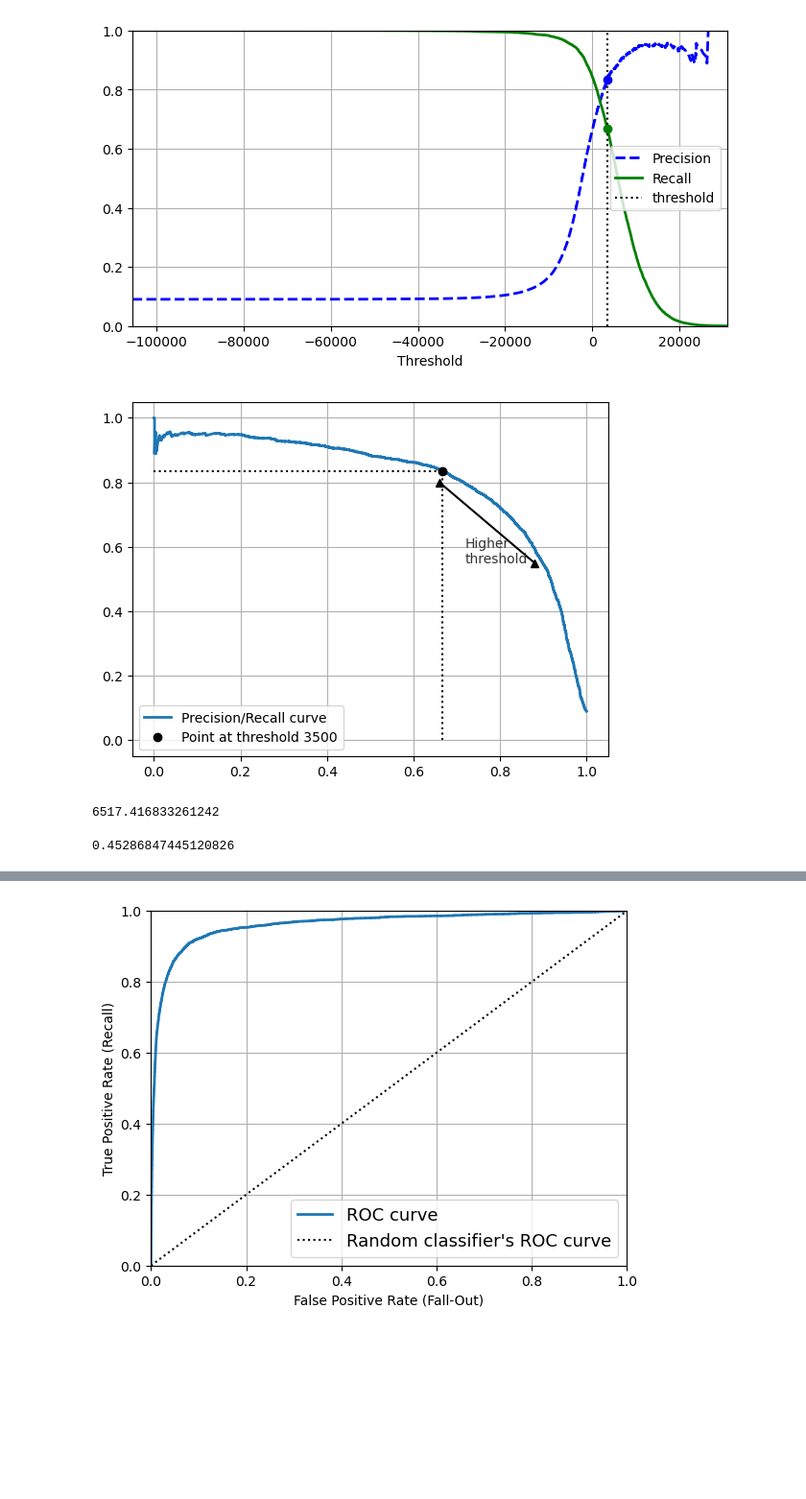
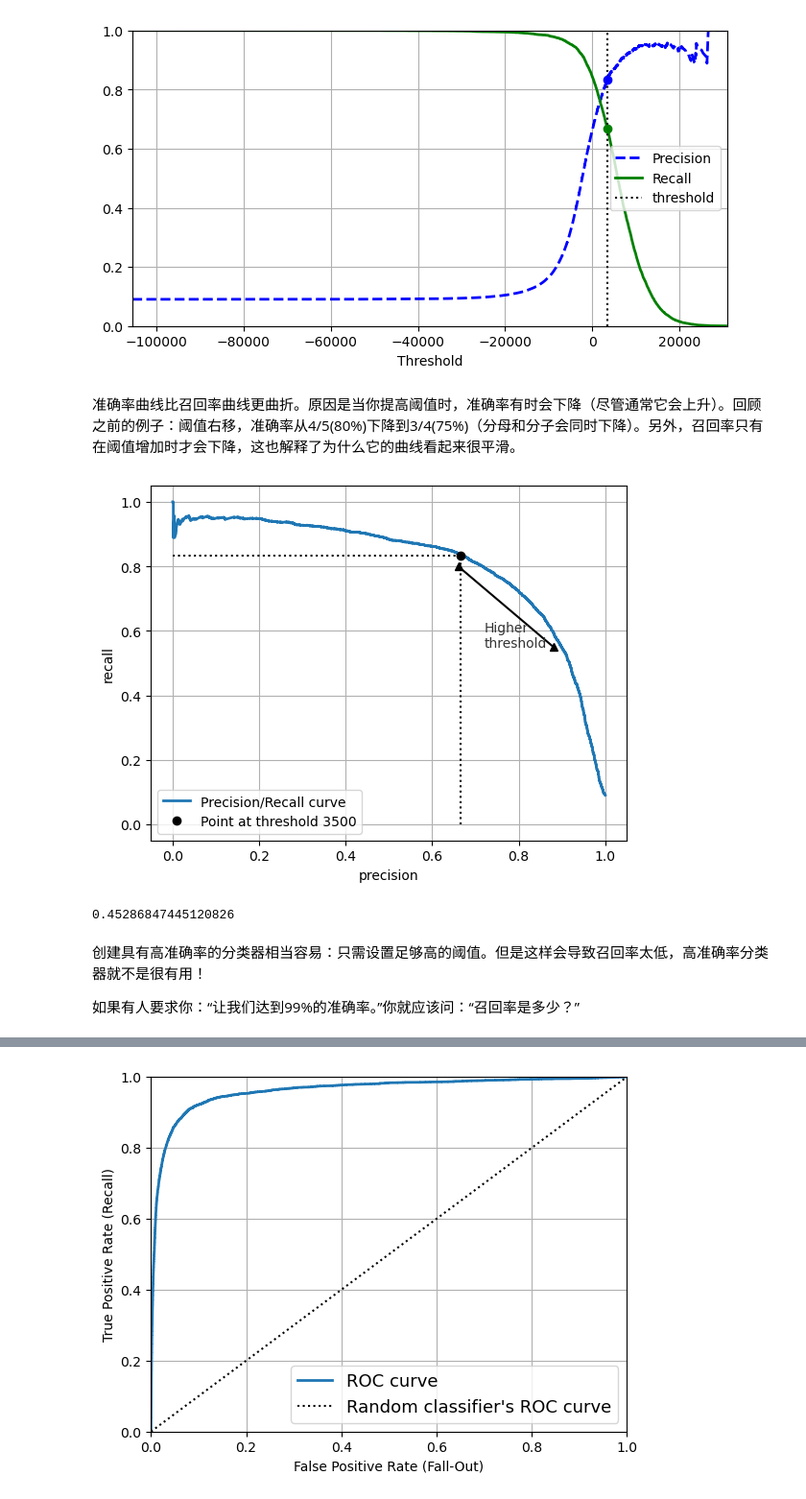
Before and after one commit to yt-one/ml-teach, a Jupyter notebook: sklearn做分类.ipynb, the cells around one changed output, grey strips where cells are left out. Shown at 96% size. Saved outputs shown, nothing was run; the diff lists cells and outputs as text; code cells hidden in the pictures; blank space fills up the shorter version.

```diff
--- a/sklearn做分类.ipynb
+++ b/sklearn做分类.ipynb
@@ -245,25 +316,35 @@ plt.legend(loc="center right")
 plt.show()
 # %% [output]
 [figure]
+# %% [markdown]
+准确率曲线比召回率曲线更曲折。原因是当你提高阈值时，准确率有时会下降（尽管通常它会上升）。回顾之前的例子：阈值右移，准确率从4/5(80%)下降到3/4(75%)（分母和分子会同时下降）。另外，召回率只有在阈值增加时才会下降，这也解释了为什么它的曲线看起来很平滑。
 # %%
+# 选择一个好的准确率/召回率权衡的另一种方法是直接绘制准确率与召回率的关系图
+# 随堂练习：不看下面代码，画召回率-准确率关系图
+
+
+
 # 召回率-准确率关系图
 plt.plot(recalls, precisions, linewidth=2, label="Precision/Recall curve")
 plt.plot([recalls[idx], recalls[idx]], [0., precisions[idx]], c="black", linestyle=":")  # "k:"可以合并
 plt.plot([0.0, recalls[idx]], [precisions[idx], precisions[idx]], "k:")
 plt.plot([recalls[idx]], [precisions[idx]], "ko",
          label="Point at threshold 3500")
 
 plt.plot((0.88, 0.66), (0.55, 0.80), "k^-")  # ^ 上三角形
 plt.text(0.72, 0.55, "Higher\nthreshold", color="#333333")
 plt.legend(loc="lower left")
+plt.xlabel("precision")
+plt.ylabel("recall")
 plt.grid()
 plt.show()
 # %% [output]
-[figure, old version]
+[figure, new version]
 # %%
-idx_for_90_precision = (precisions >= 0.9).argmax()
+# 假设你决定以90%的准确率为目标。可以使用上图来找到需要使用的阈值，
+# 但看图不是很准确 -> 你可以搜索为你提供至少90%准确率的最低阈值
+# 随堂练习：找到准确率至少90%的最低阈值
+
+idx_for_90_precision = (precisions >= 0.9).argmax() #    >=0.9为True的最小索引
 threshold_for_90_precision = thresholds[idx_for_90_precision]
-threshold_for_90_precision
-# %% [output]
-6517.416833261242
 # %%
@@ -273,2 +361,6 @@ recall_score(y_train_5, y_train_pred_90)
 # %% [output]
 0.45286847445120826
+# %% [markdown]
+创建具有高准确率的分类器相当容易：只需设置足够高的阈值。但是这样会导致召回率太低，高准确率分类器就不是很有用！
+
+如果有人要求你：“让我们达到99%的准确率。”你就应该问：“召回率是多少？”
```
Also changed, not shown: parts of 33 cells of this notebook, 1 other file.
